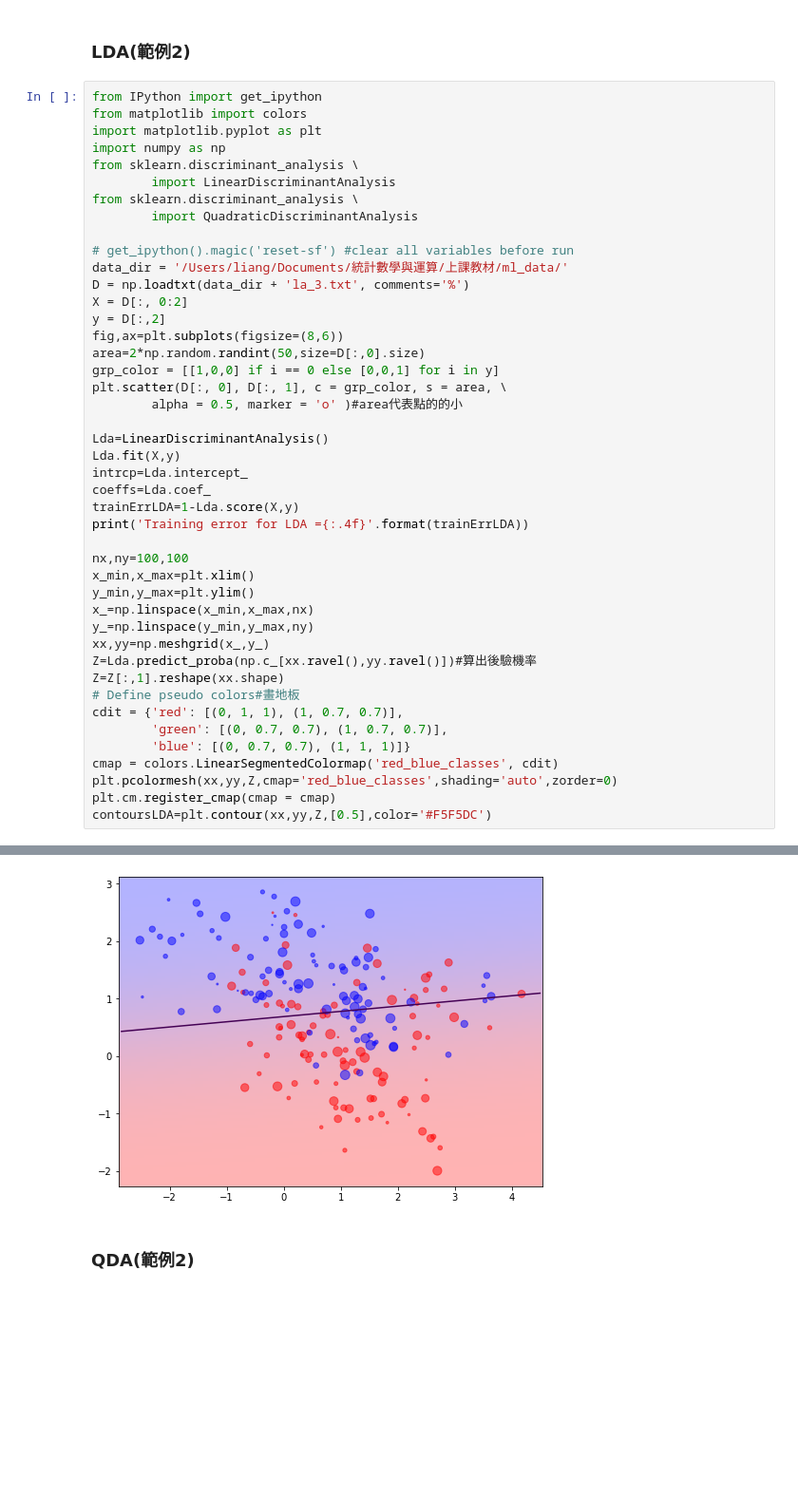
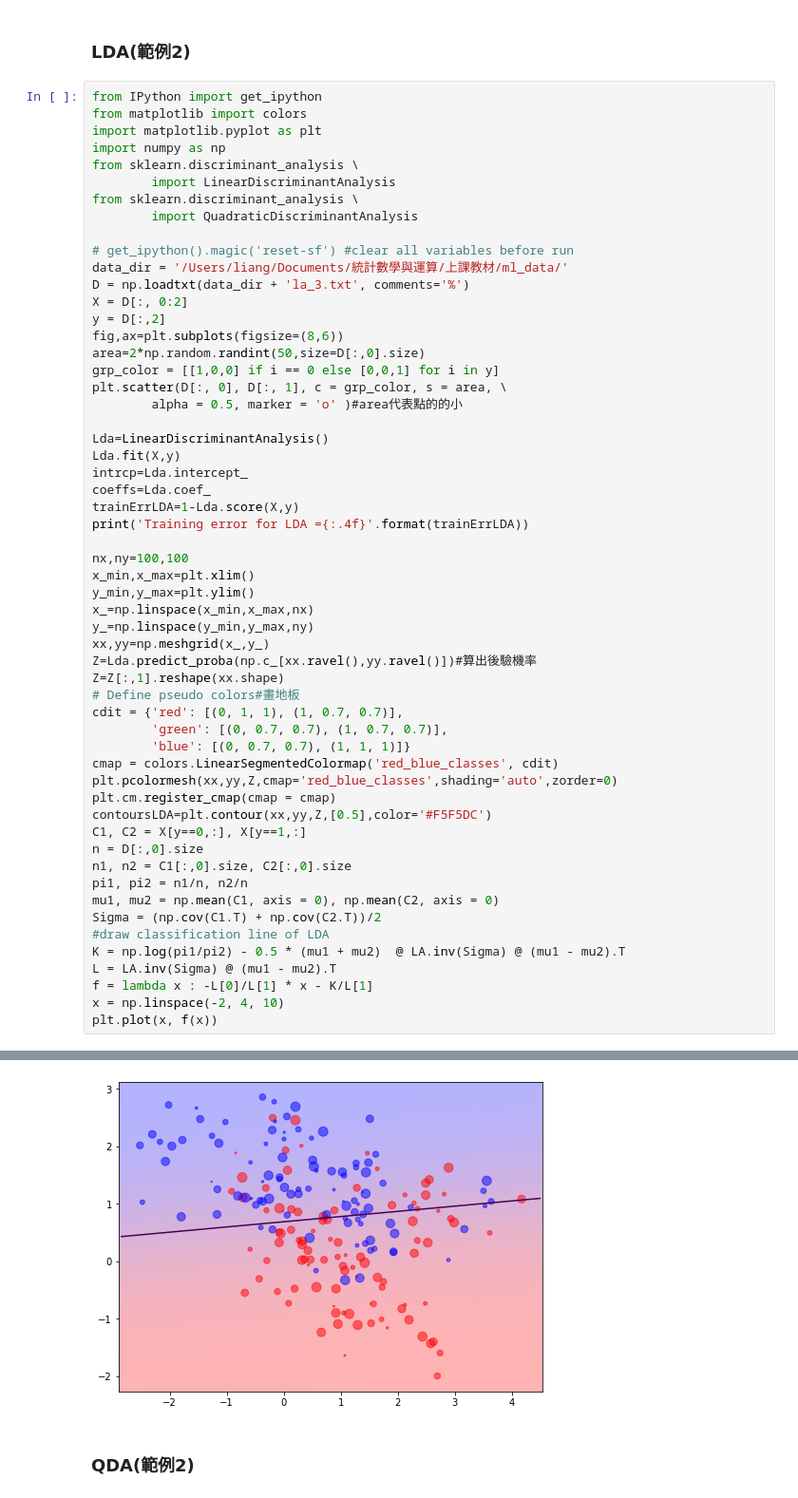
Before and after one commit to aceaceace123/Maching-Learning, a Jupyter notebook: 1123class.ipynb, the cells around one changed output, grey strips where cells are left out. Shown at 95% size. Drawn from its saved outputs; the diff is of its cells as text; blank space fills up the shorter version.

```diff
--- a/1123class.ipynb
+++ b/1123class.ipynb
@@ -133,34 +133,46 @@ fig,ax=plt.subplots(figsize=(8,6))
 area=2*np.random.randint(50,size=D[:,0].size)
 grp_color = [[1,0,0] if i == 0 else [0,0,1] for i in y]
 plt.scatter(D[:, 0], D[:, 1], c = grp_color, s = area, \
         alpha = 0.5, marker = 'o' )#area代表點的的小
 
 Lda=LinearDiscriminantAnalysis()
 Lda.fit(X,y)
 intrcp=Lda.intercept_
 coeffs=Lda.coef_
 trainErrLDA=1-Lda.score(X,y)
 print('Training error for LDA ={:.4f}'.format(trainErrLDA))
 
 nx,ny=100,100
 x_min,x_max=plt.xlim()
 y_min,y_max=plt.ylim()
 x_=np.linspace(x_min,x_max,nx)
 y_=np.linspace(y_min,y_max,ny)
 xx,yy=np.meshgrid(x_,y_)
 Z=Lda.predict_proba(np.c_[xx.ravel(),yy.ravel()])#算出後驗機率
 Z=Z[:,1].reshape(xx.shape)
 # Define pseudo colors#畫地板
 cdit = {'red': [(0, 1, 1), (1, 0.7, 0.7)],
         'green': [(0, 0.7, 0.7), (1, 0.7, 0.7)],
         'blue': [(0, 0.7, 0.7), (1, 1, 1)]}
 cmap = colors.LinearSegmentedColormap('red_blue_classes', cdit)
 plt.pcolormesh(xx,yy,Z,cmap='red_blue_classes',shading='auto',zorder=0)
 plt.cm.register_cmap(cmap = cmap)
 contoursLDA=plt.contour(xx,yy,Z,[0.5],color='#F5F5DC')
+C1, C2 = X[y==0,:], X[y==1,:]
+n = D[:,0].size
+n1, n2 = C1[:,0].size, C2[:,0].size
+pi1, pi2 = n1/n, n2/n
+mu1, mu2 = np.mean(C1, axis = 0), np.mean(C2, axis = 0)
+Sigma = (np.cov(C1.T) + np.cov(C2.T))/2
+#draw classification line of LDA
+K = np.log(pi1/pi2) - 0.5 * (mu1 + mu2)  @ LA.inv(Sigma) @ (mu1 - mu2).T
+L = LA.inv(Sigma) @ (mu1 - mu2).T
+f = lambda x : -L[0]/L[1] * x - K/L[1]
+x = np.linspace(-2, 4, 10)
+plt.plot(x, f(x))
 # %% [output]
 Training error for LDA =0.2700
-[figure, old version]
+[figure, new version]
 # %% [markdown]
 ### QDA(範例2) ###
 # %%
```
Also changed, not shown: parts of 10 cells of this notebook, 22 other files.
